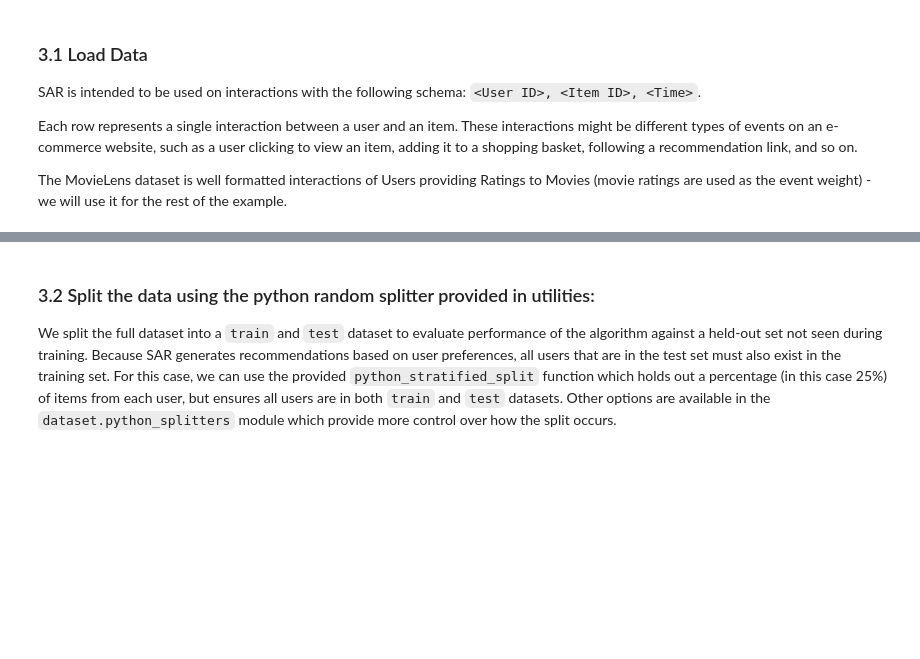
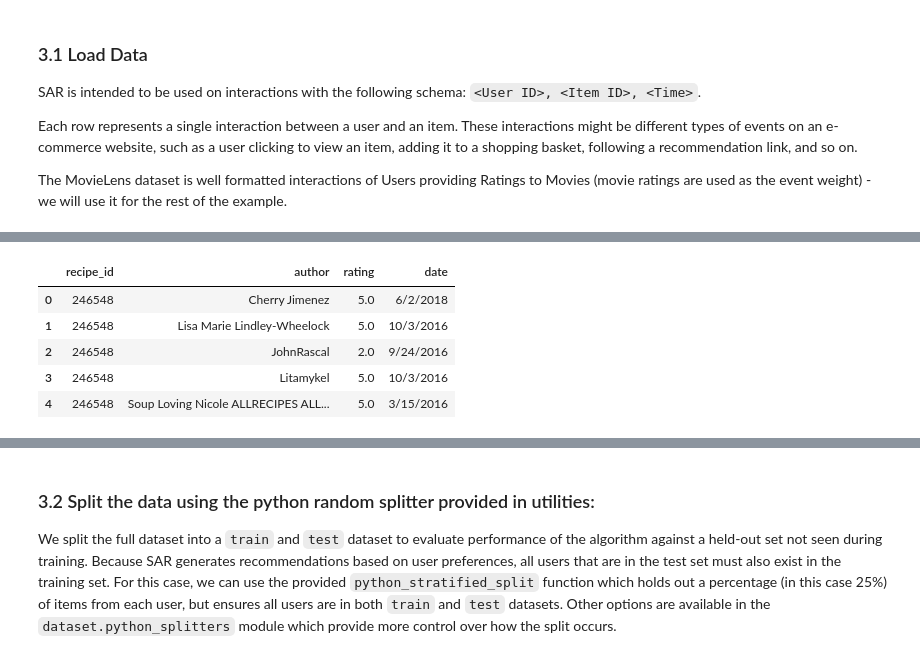
Before and after one commit to sulekahraman/meal_recommender, a Jupyter notebook: model/notebooks/sar_deep_dive.ipynb, the cells around one changed output, grey strips where cells are left out. Saved outputs shown, nothing was run; the diff lists cells and outputs as text; code cells hidden in the pictures; blank space fills up the shorter version.

```diff
--- a/model/notebooks/sar_deep_dive.ipynb
+++ b/model/notebooks/sar_deep_dive.ipynb
@@ -132 +144,10 @@ data.loc[:, 'rating'] = data['rating'].astype(np.float32)
+# %%
+data.head()
+# %% [output]
+|  | recipe_id | author | rating | date |
+| 0 | 246548 | Cherry Jimenez | 5.0 | 6/2/2018 |
+| 1 | 246548 | Lisa Marie Lindley-Wheelock | 5.0 | 10/3/2016 |
+| 2 | 246548 | JohnRascal | 2.0 | 9/24/2016 |
+| 3 | 246548 | Litamykel | 5.0 | 10/3/2016 |
+| 4 | 246548 | Soup Loving Nicole ALLRECIPES ALL... | 5.0 | 3/15/2016 |
 # %%
```
Also changed, not shown: parts of 13 cells of this notebook, 8 other files.
